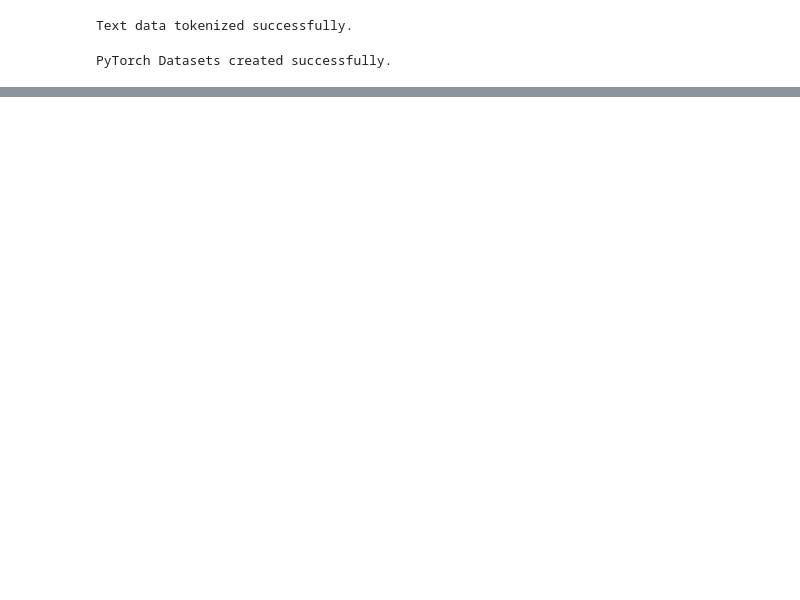
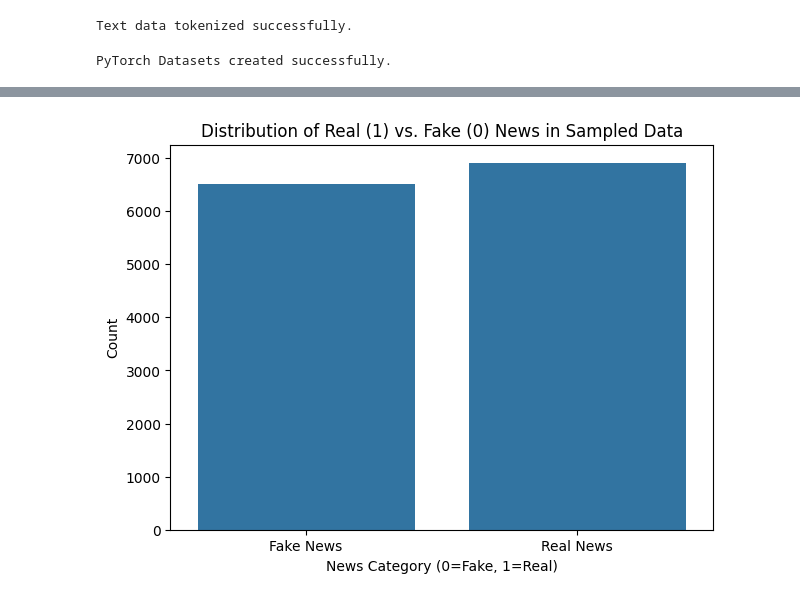
Before and after one commit to sheicksen/CISC483-EngageTactics, a Jupyter notebook: TruthSeeker.ipynb, the cells around one changed output, grey strips where cells are left out. Cells and saved outputs as stored; diff of their text form; code cells hidden in the pictures; blank space fills up the shorter version.

```diff
--- a/TruthSeeker.ipynb
+++ b/TruthSeeker.ipynb
@@ -328,0 +443,10 @@ weighted avg       0.81      0.78      0.77       269
+# %%
+plt.figure(figsize=(7, 5))
+sns.countplot(x=y_sample_bert)
+plt.title('Distribution of Real (1) vs. Fake (0) News in Sampled Data')
+plt.xlabel('News Category (0=Fake, 1=Real)')
+plt.ylabel('Count')
+plt.xticks([0, 1], ['Fake News', 'Real News'])
+plt.show()
+# %% [output]
+[figure, added]
```
Also changed, not shown: parts of 13 cells of this notebook.
